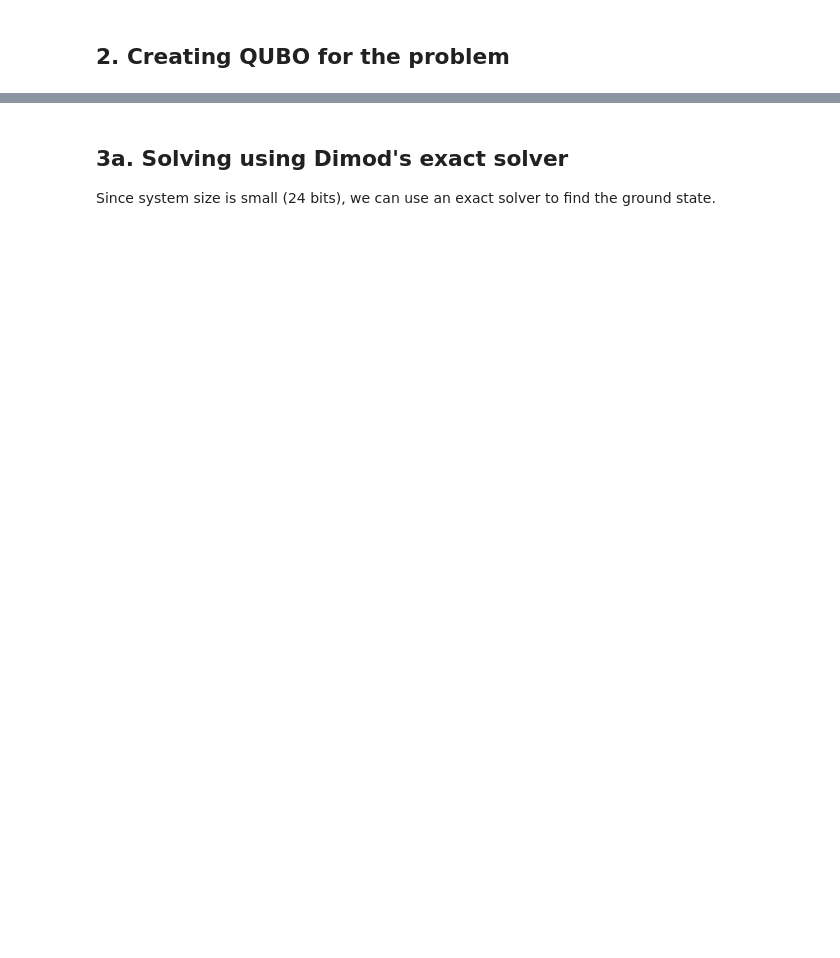
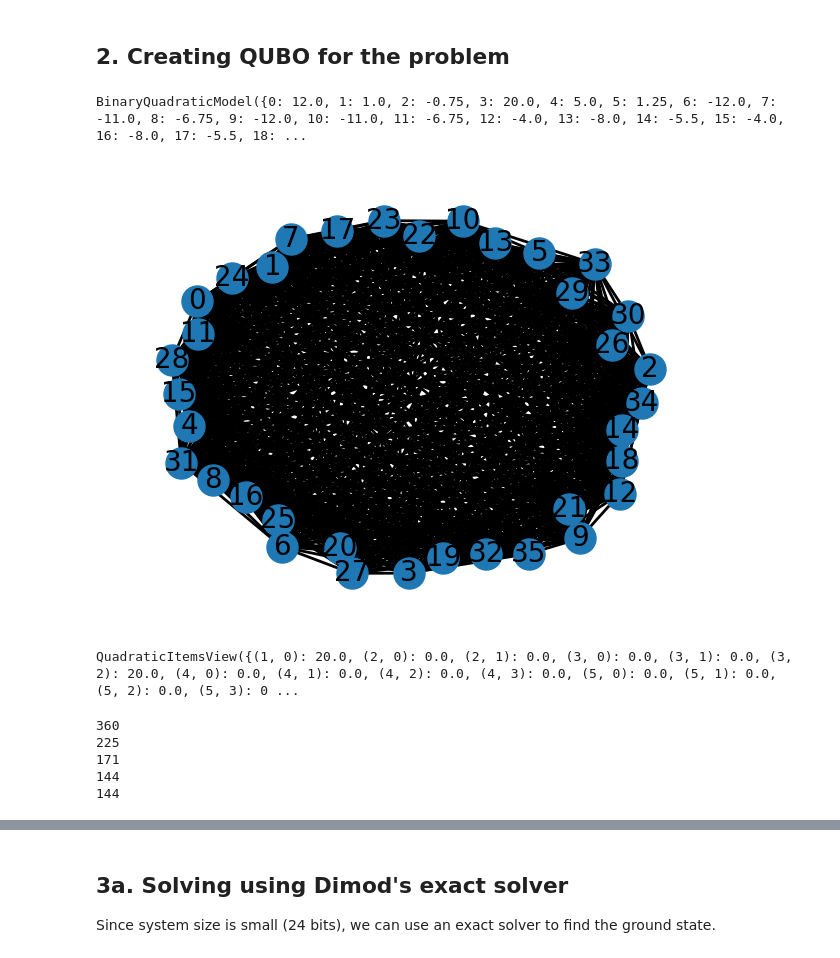
Before and after one commit to atg205/DWaveDynamics, a Jupyter notebook: notebooks/02 - Full Workflow (Qubit).ipynb, the cells around one changed output, grey strips where cells are left out. Cells and saved outputs as stored; diff of their text form; code cells hidden in the pictures; blank space fills up the shorter version.

```diff
--- a/notebooks/02 - Full Workflow (Qubit).ipynb
+++ b/notebooks/02 - Full Workflow (Qubit).ipynb
@@ -13,7 +13,10 @@ To keep the number of logical variables the same, we will be using only 3 time p
 ## 1. Defining the problem
 # %%
 import numpy as np
+import networkx as nx
 from dwdynamics import ComplexDynamicsProblem, Objective # Difference a. We are using ComplexDynamicsProblem
+import dimod
+import matplotlib.pyplot as plt
 # We simulate evolution under the Hamiltonian 1/2 pi * Sigma_y...
 SY = np.array([[0, -1.0j], [1.0j, 0.0]])
 PSI0 = np.array([1, 0], dtype=np.complex128)  # Difference b. Initial state can now be complex.
@@ -23,5 +26,31 @@ problem = ComplexDynamicsProblem(
     hamiltonian=0.5 * np.pi * SY,      # Evolution under hamiltonian 0.5 * np.pi * sigma_y
     initial_state = PSI0,              # Starting at initial state |0>,
     times=tuple(range(3)),             # With six time points 0,1,2
-    num_bits_per_var=2                 # And two bits of precision per variable
+    num_bits_per_var=3                # And two bits of precision per variable
 )
+# %%
+# helper function
+def print_graph(G):
+
+    elarge = [(u, v) for (u, v, d) in G.edges(data=True)]
+
+    pos = nx.spring_layout(G,k=1000, seed=7)  # positions for all nodes - seed for reproducibility
+
+    # nodes
+    nx.draw_networkx_nodes(G, pos, node_size=500)
+
+    # edges
+    nx.draw_networkx_edges(G, pos, edgelist=elarge, width=2)
+
+
+    # node labels
+    nx.draw_networkx_labels(G, pos, font_size=20, font_family="sans-serif")
+    # edge weight labels
+    edge_labels = nx.get_edge_attributes(G, "weight")
+    nx.draw_networkx_edge_labels(G, pos, edge_labels)
+
+    ax = plt.gca()
+    ax.margins(0.08)
+    plt.axis("off")
+    plt.tight_layout()
+    plt.show()
@@ -29,3 +73,32 @@ problem = ComplexDynamicsProblem(
 ## 2. Creating QUBO for the problem
 # %%
 qubo = problem.qubo(objective=Objective.norm)  # Other choice would be to use Objective.hessian
+G =dimod.to_networkx_graph(qubo)
+qubo
+# %% [output]
+BinaryQuadraticModel({0: 12.0, 1: 1.0, 2: -0.75, 3: 20.0, 4: 5.0, 5: 1.25, 6: -12.0, 7: -11.0, 8: -6.75, 9: -12.0, 10: -11.0, 11: -6.75, 12: -4.0, 13: -8.0, 14: -5.5, 15: -4.0, 16: -8.0, 17: -5.5, 18: ...
+# %%
+print_graph(G)
+# %% [output]
+[figure, added]
+# %%
+qubo.quadratic.items()
+# %% [output]
+QuadraticItemsView({(1, 0): 20.0, (2, 0): 0.0, (2, 1): 0.0, (3, 0): 0.0, (3, 1): 0.0, (3, 2): 20.0, (4, 0): 0.0, (4, 1): 0.0, (4, 2): 0.0, (4, 3): 0.0, (5, 0): 0.0, (5, 1): 0.0, (5, 2): 0.0, (5, 3): 0 ...
+# %%
+num_int = qubo.num_interactions + 1
+
+while (num_int > qubo.num_interactions):
+    num_int = qubo.num_interactions
+    for key,value in qubo.quadratic.items():
+        if value == 0:
+            qubo.remove_interaction(key[0],key[1])
+
+
+    print(qubo.num_interactions)
+# %% [output]
+360
+225
+171
+144
+144
```
Also changed, not shown: parts of 11 cells of this notebook, 3 other files.
